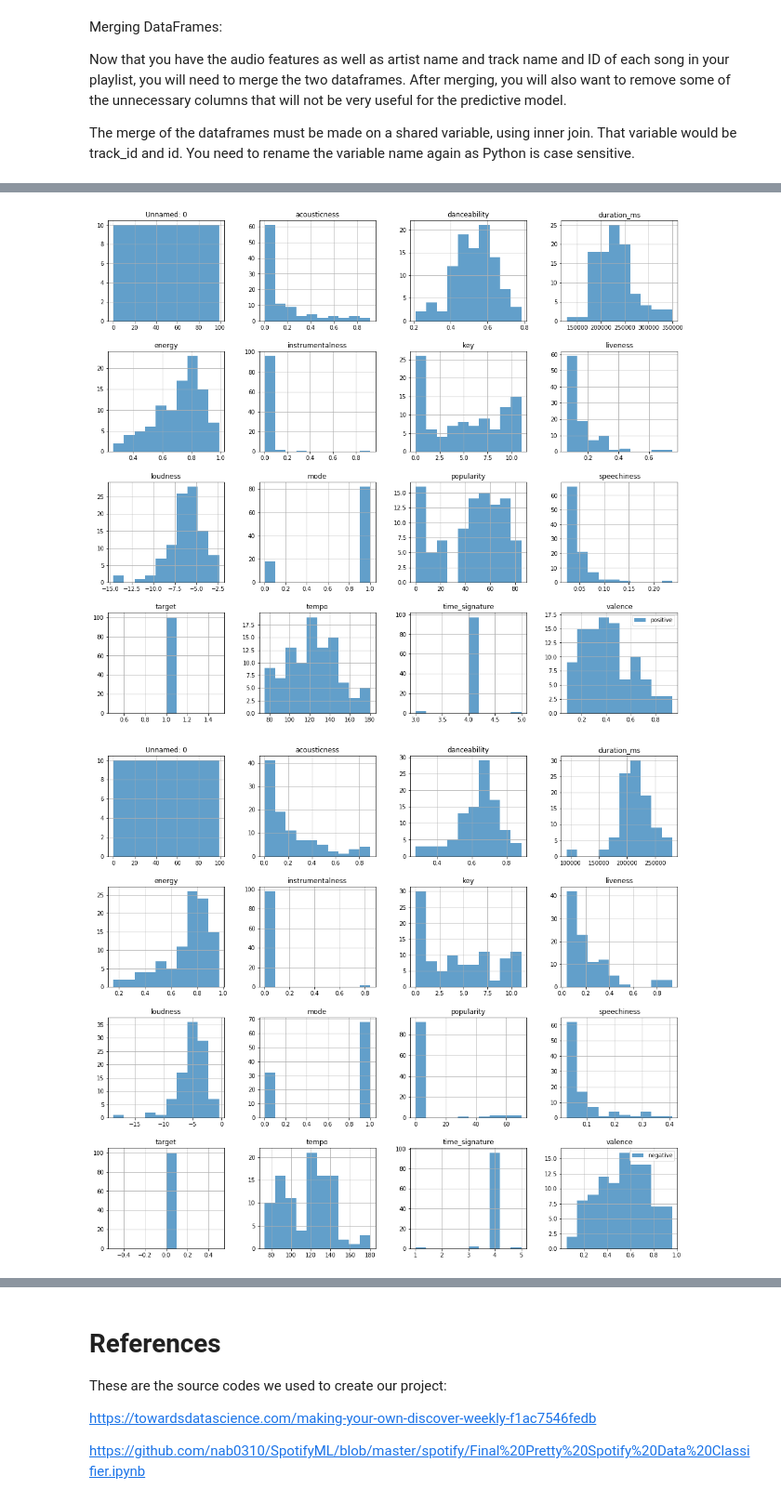
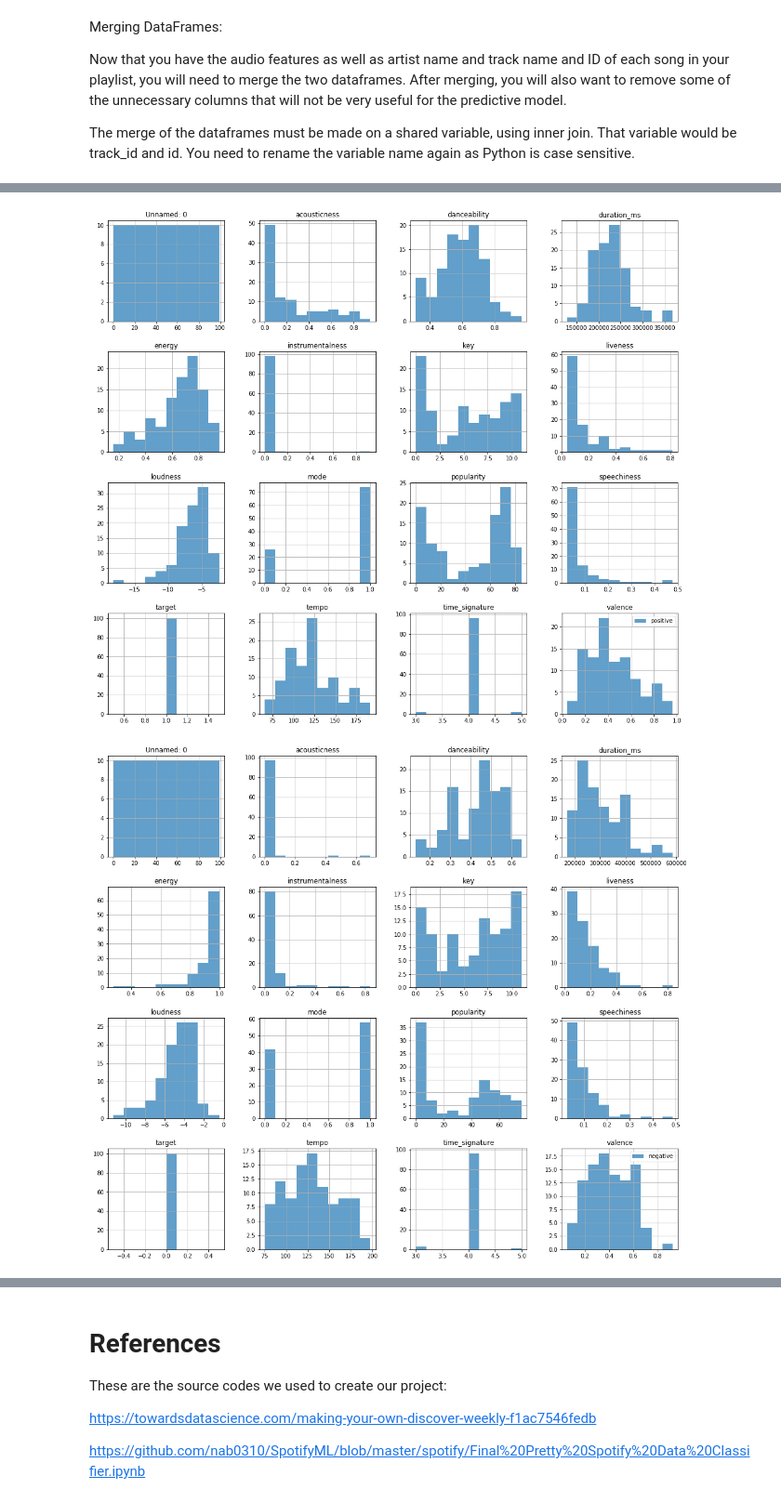
Before and after one commit to btjoajadi/Final_Python_Project, a Jupyter notebook: Spotify_Prediction.ipynb, the cells around one changed output, grey strips where cells are left out. Shown at 93% size. Drawn from its saved outputs; the diff is of its cells as text; code cells hidden in the pictures.

```diff
--- a/Spotify_Prediction.ipynb
+++ b/Spotify_Prediction.ipynb
@@ -199,22 +256,27 @@ Now, we will create histograms that look at the distribution within each audio f
 # %%
 def good_hist(df):
     """
-    creating histograms to look at the distribution with audio features
+    creating histograms to look at the distribution of values within the audio features of the good playlist
     """
     good = good_playlist(df)
     good.hist(alpha = 0.7, label = 'positive', figsize = (18, 16))
     plt.legend(loc = 'upper right')
     return plt.show()
-good_hist('Jin_Spotify.csv')
+
+good_hist('Good_Spotify.csv')
 # %% [output]
-[figure, old version]
+[figure, new version]
 # %%
 def bad_hist(df):
+    """
+    creating histograms to look at the distribution of values within the audio features of the bad playlist
+    """
     bad = bad_playlist(df)
     bad.hist(alpha = 0.7, label = 'negative', figsize = (18, 16))
     plt.legend(loc = 'upper right')
     return plt.show()
+
 bad_hist('Bad_Spotify.csv')
 # %% [output]
-[figure, old version]
+[figure, new version]
 # %% [markdown]
```
Also changed, not shown: parts of 39 cells of this notebook, 1 other file.
